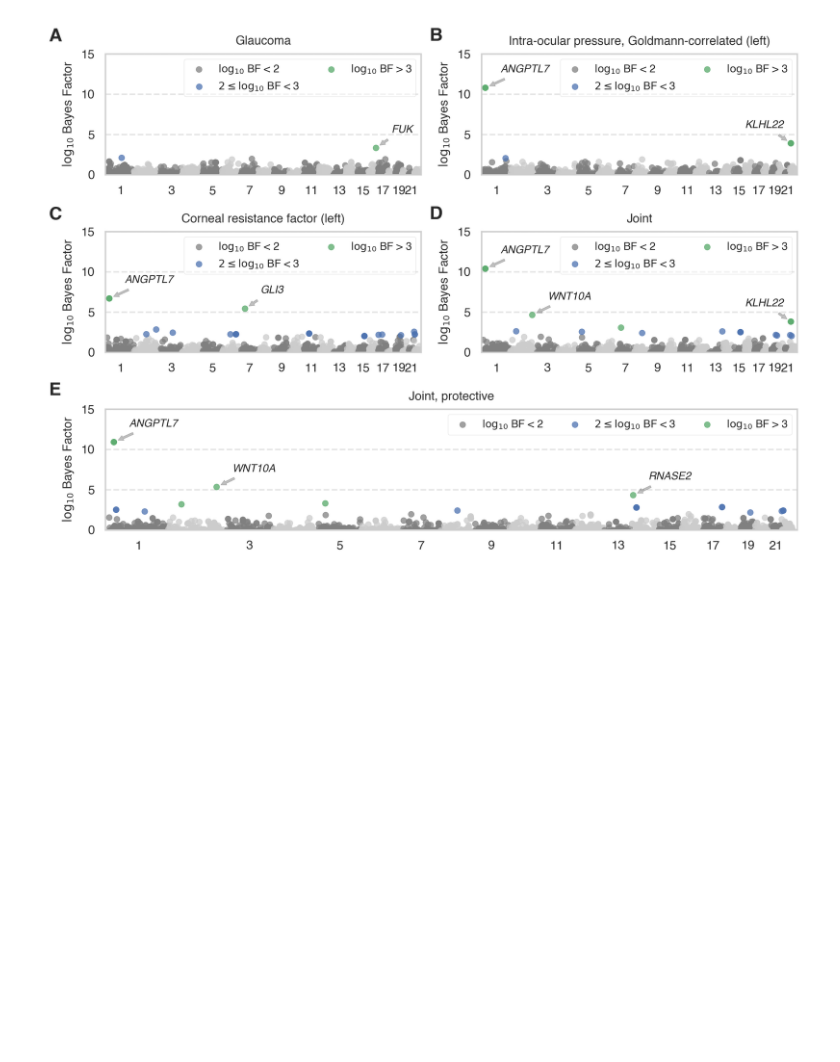
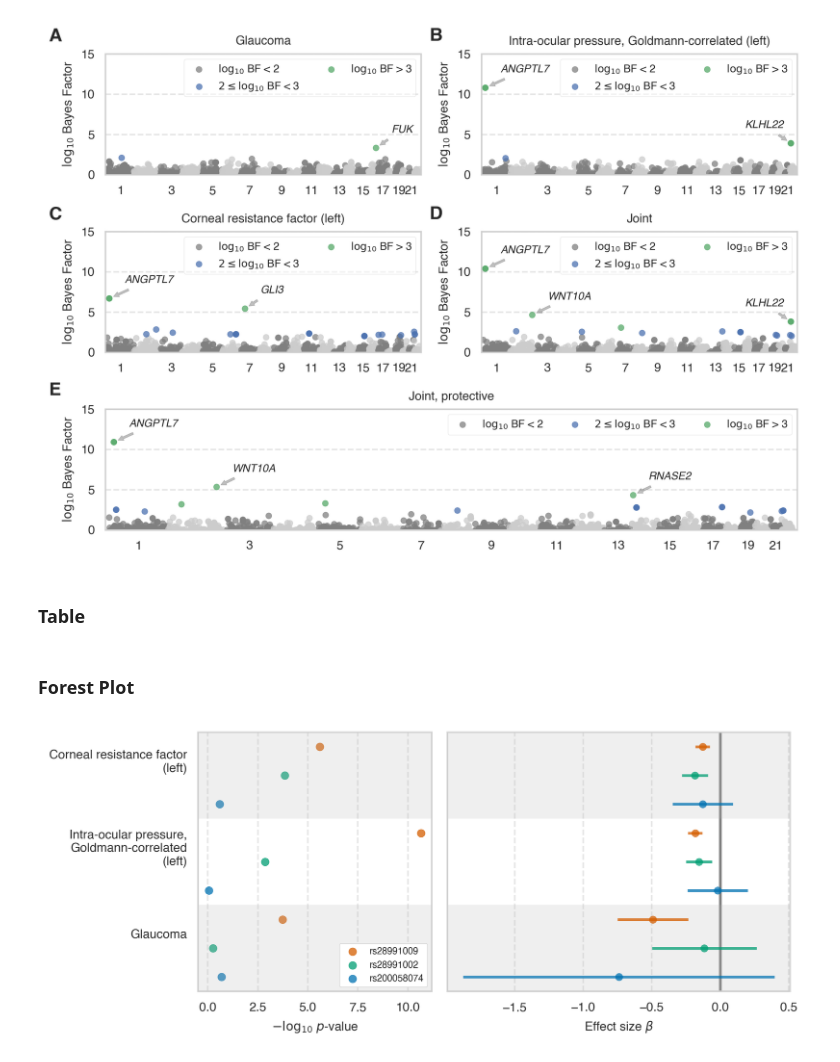
Before and after one commit to rivas-lab/mrp, a Jupyter notebook: figures/Manhattan Plots.ipynb, the cells around one changed output. Cells and saved outputs as stored; diff of their text form; code cells hidden in the pictures; blank space fills up the shorter version.

```diff
--- a/figures/Manhattan Plots.ipynb
+++ b/figures/Manhattan Plots.ipynb
@@ -469,3 +638,29 @@ gs.tight_layout(fig, rect=[0, 0, 1, 1])
 plt.savefig('glaucoma_manhattan.pdf')
 # %% [output]
 [figure]
+# %% [markdown]
+### Table
+# %% [markdown]
+### Forest Plot
+# %%
+ps = ['HC276', 'INI5263', 'INI5265']
+gwas_res = {}
+for p in ps:
+    gwas_res[p] = make_stan_input_files.get_results(p)
+    gwas_res[p] = gwas_res[p].loc[varinfo['ID']]
+    gwas_res[p]['beta_upper'] = gwas_res[p]['BETA'] + 1.96 * gwas_res[p]['SE']
+    gwas_res[p]['beta_lower'] = gwas_res[p]['BETA'] - 1.96 * gwas_res[p]['SE']
+gwas_res = pd.Panel(gwas_res)
+
+angptl7 = gene_info[gene_info.gene_name == 'ANGPTL7'].index[0]
+variants = list(varinfo_f.loc[(varinfo_f.Gene == angptl7) &
+                              (varinfo_f['maf'] > 0.0005) &
+                              (varinfo_f['maf'] < 0.01) &
+                              (varinfo_f['all_filters'] == 0),
+                              'ID'])
+gwas_res.loc[:, variants, 'BETA']
+
+forest_plot(ps, variants, legend_loc='lower right')
+plt.savefig('glaucoma_forest.pdf')
+# %% [output]
+[figure, added]
```
Also changed, not shown: parts of 6 cells of this notebook, 3 other files.
